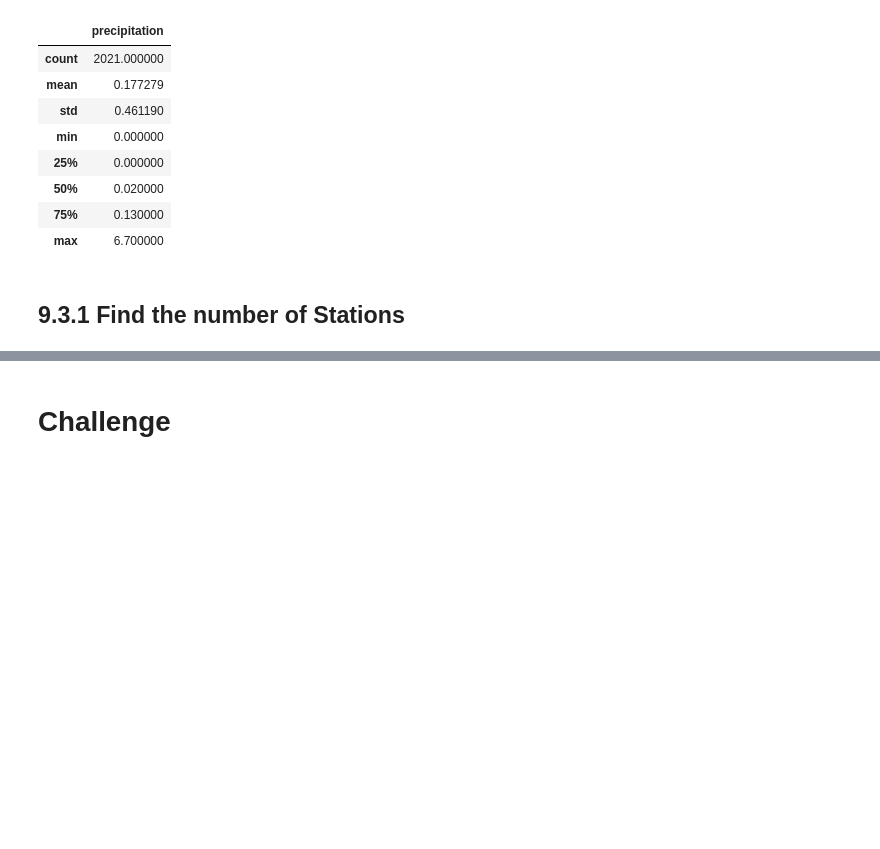
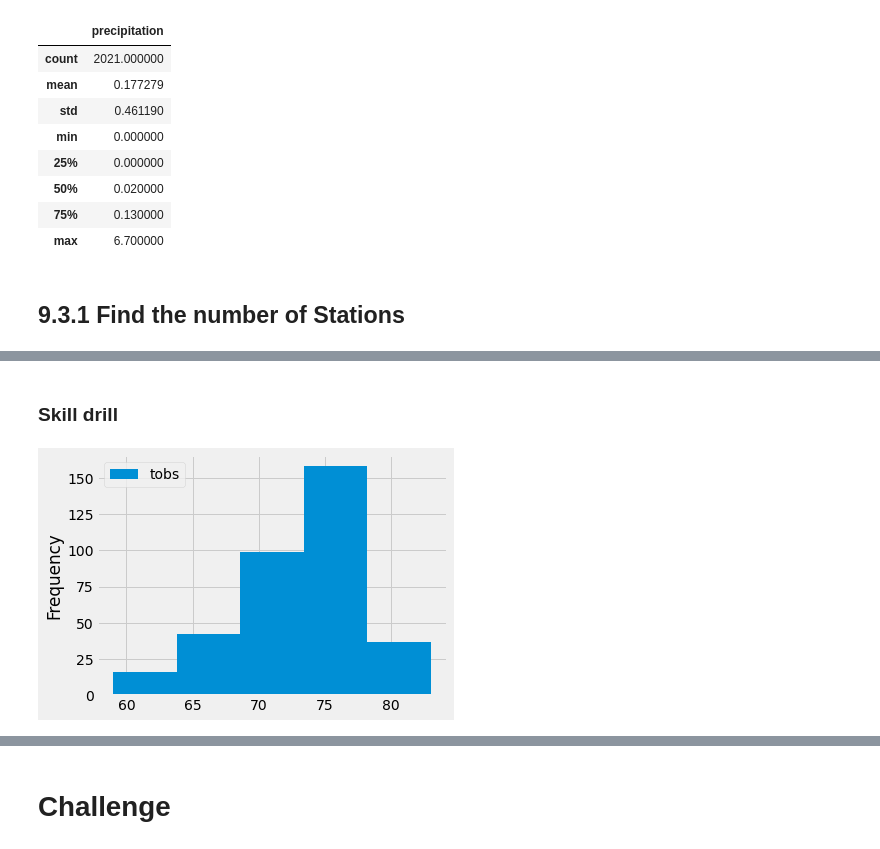
Before and after one commit to Rutgers-Data-Science-Bootcamp/Surfs_Up, a Jupyter notebook: climate_analysis.ipynb, the cells around one changed output, grey strips where cells are left out. Saved outputs shown, nothing was run; the diff lists cells and outputs as text; code cells hidden in the pictures; blank space fills up the shorter version.

```diff
--- a/climate_analysis.ipynb
+++ b/climate_analysis.ipynb
@@ -120,0 +208,7 @@ df.describe()
+# %% [markdown]
+### Skill drill
+# %%
+df.plot.hist(bins=5)   # devide the temp observations in to 5 different bins
+plt.tight_layout()
+# %% [output]
+[figure, added]
```
Also changed, not shown: parts of 14 cells of this notebook.
